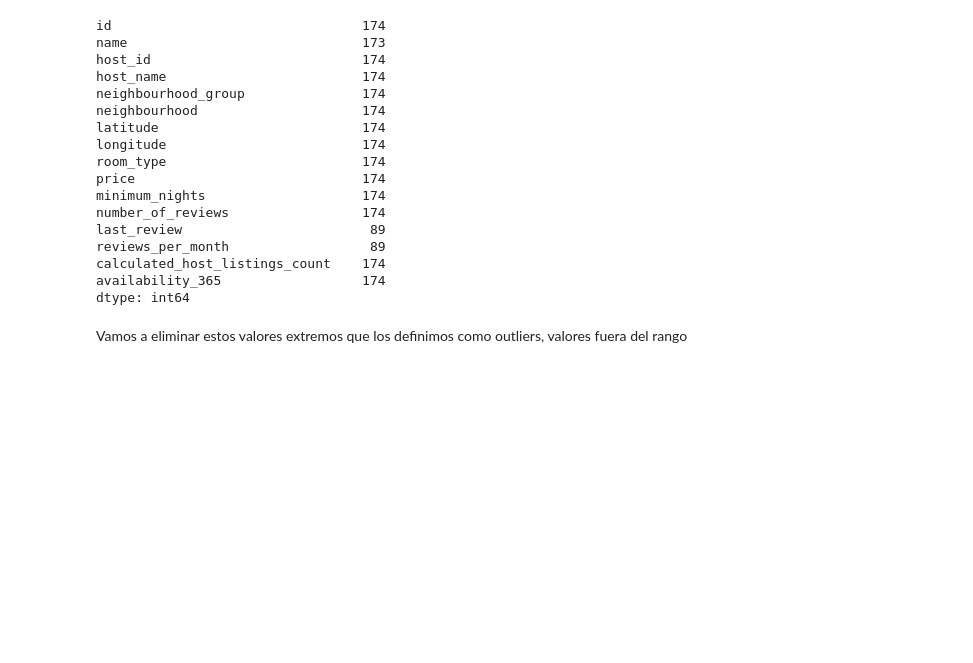
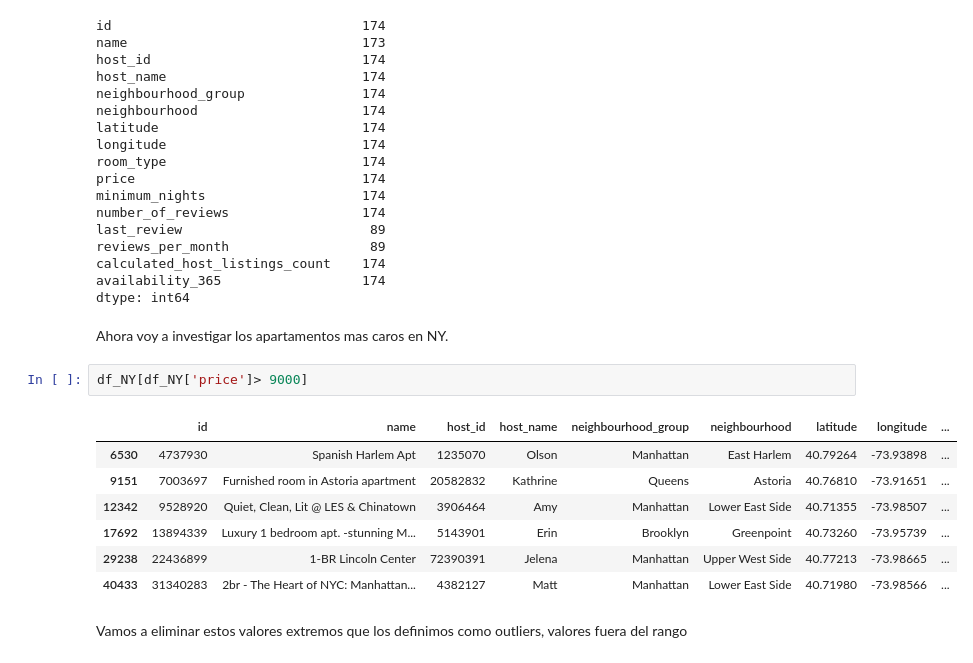
Before and after one commit to JuanAntonaccio/machine_learning_python-template, a Jupyter notebook: src/explore2.ipynb, the cells around one changed output. Cells and saved outputs as stored; diff of their text form; blank space fills up the shorter version.

```diff
--- a/src/explore2.ipynb
+++ b/src/explore2.ipynb
@@ -97,6 +97,18 @@ reviews_per_month                  89
 calculated_host_listings_count    174
 availability_365                  174
 dtype: int64
+# %% [markdown]
+Ahora voy a investigar los apartamentos mas caros en NY.
+# %%
+df_NY[df_NY['price']> 9000]
+# %% [output]
+|  | id | name | host_id | host_name | neighbourhood_group | neighbourhood | latitude | longitude | ... |
+| 6530 | 4737930 | Spanish Harlem Apt | 1235070 | Olson | Manhattan | East Harlem | 40.79264 | -73.93898 | ... |
+| 9151 | 7003697 | Furnished room in Astoria apartment | 20582832 | Kathrine | Queens | Astoria | 40.76810 | -73.91651 | ... |
+| 12342 | 9528920 | Quiet, Clean, Lit @ LES & Chinatown | 3906464 | Amy | Manhattan | Lower East Side | 40.71355 | -73.98507 | ... |
+| 17692 | 13894339 | Luxury 1 bedroom apt. -stunning M... | 5143901 | Erin | Brooklyn | Greenpoint | 40.73260 | -73.95739 | ... |
+| 29238 | 22436899 | 1-BR Lincoln Center | 72390391 | Jelena | Manhattan | Upper West Side | 40.77213 | -73.98665 | ... |
+| 40433 | 31340283 | 2br - The Heart of NYC: Manhattan... | 4382127 | Matt | Manhattan | Lower East Side | 40.71980 | -73.98566 | ... |
 # %% [markdown]
 Vamos a eliminar estos valores extremos que los definimos como outliers, valores fuera del rango
 # %%
```
